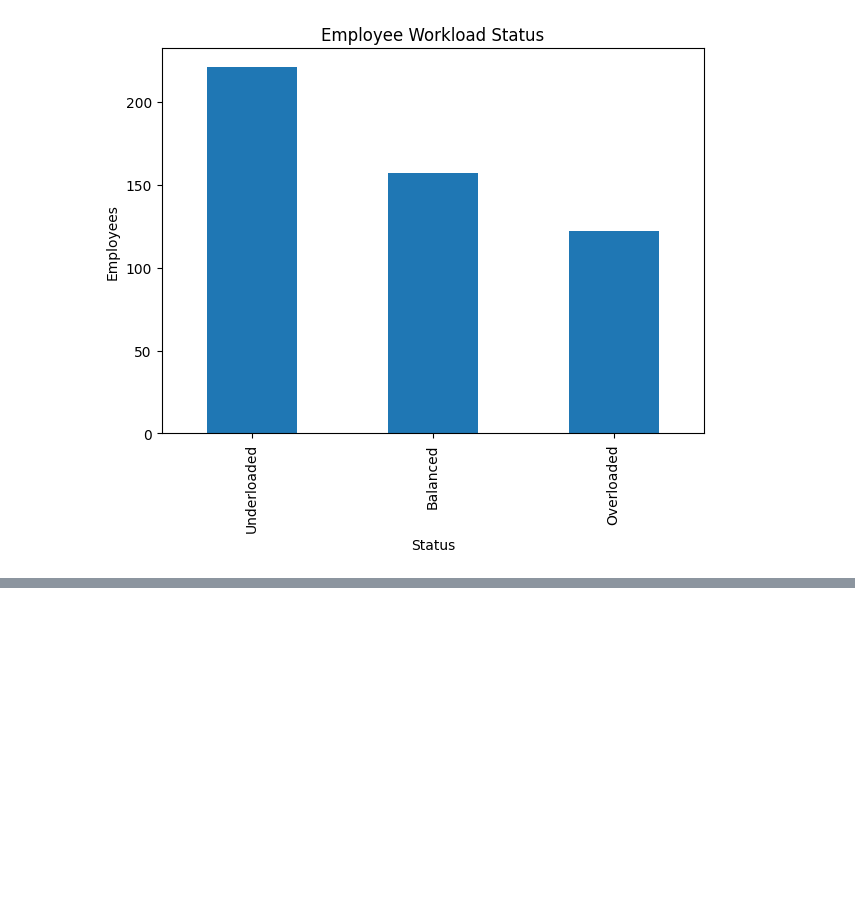
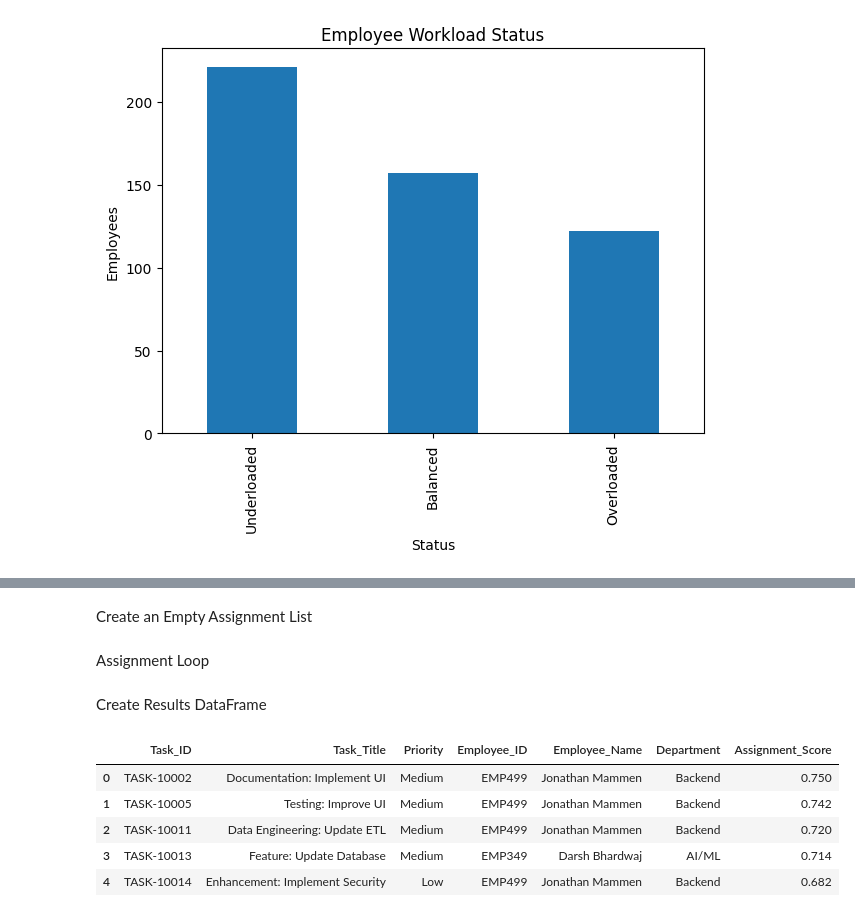
Before and after one commit to Guna-Jagathesan/AI-Powered-Task-Management-System, a Jupyter notebook: notebooks/09_Intelligent_Workload_Balancing.ipynb, the cells around one changed output, grey strips where cells are left out. Cells and saved outputs as stored; diff of their text form; code cells hidden in the pictures; blank space fills up the shorter version.

```diff
--- a/notebooks/09_Intelligent_Workload_Balancing.ipynb
+++ b/notebooks/09_Intelligent_Workload_Balancing.ipynb
@@ -380,0 +447,8 @@ plt.show()
+# %%
+eligible["Assignment_Score"] = (
+      eligible["Skill_Match"] * 0.35
+    + eligible["Department_Match"] * 0.20
+    + eligible["Performance_Score_Norm"] * 0.20
+    + eligible["Experience_Norm"] * 0.10
+    + eligible["Utilization_Score"] * 0.15
+)
@@ -380,0 +576,2 @@ plt.show()
+# %% [markdown]
+Create an Empty Assignment List
@@ -380,0 +580,2 @@ plt.show()
+# %% [markdown]
+Assignment Loop
@@ -380,0 +666,13 @@ plt.show()
+# %% [markdown]
+Create Results DataFrame
+# %%
+assignment_df = pd.DataFrame(assignments)
+
+assignment_df.head()
+# %% [output]
+|  | Task_ID | Task_Title | Priority | Employee_ID | Employee_Name | Department | Assignment_Score |
+| 0 | TASK-10002 | Documentation: Implement UI | Medium | EMP499 | Jonathan Mammen | Backend | 0.750 |
+| 1 | TASK-10005 | Testing: Improve UI | Medium | EMP499 | Jonathan Mammen | Backend | 0.742 |
+| 2 | TASK-10011 | Data Engineering: Update ETL | Medium | EMP499 | Jonathan Mammen | Backend | 0.720 |
+| 3 | TASK-10013 | Feature: Update Database | Medium | EMP349 | Darsh Bhardwaj | AI/ML | 0.714 |
+| 4 | TASK-10014 | Enhancement: Implement Security | Low | EMP499 | Jonathan Mammen | Backend | 0.682 |
```
Also changed, not shown: parts of 29 cells of this notebook, 2 other files.
